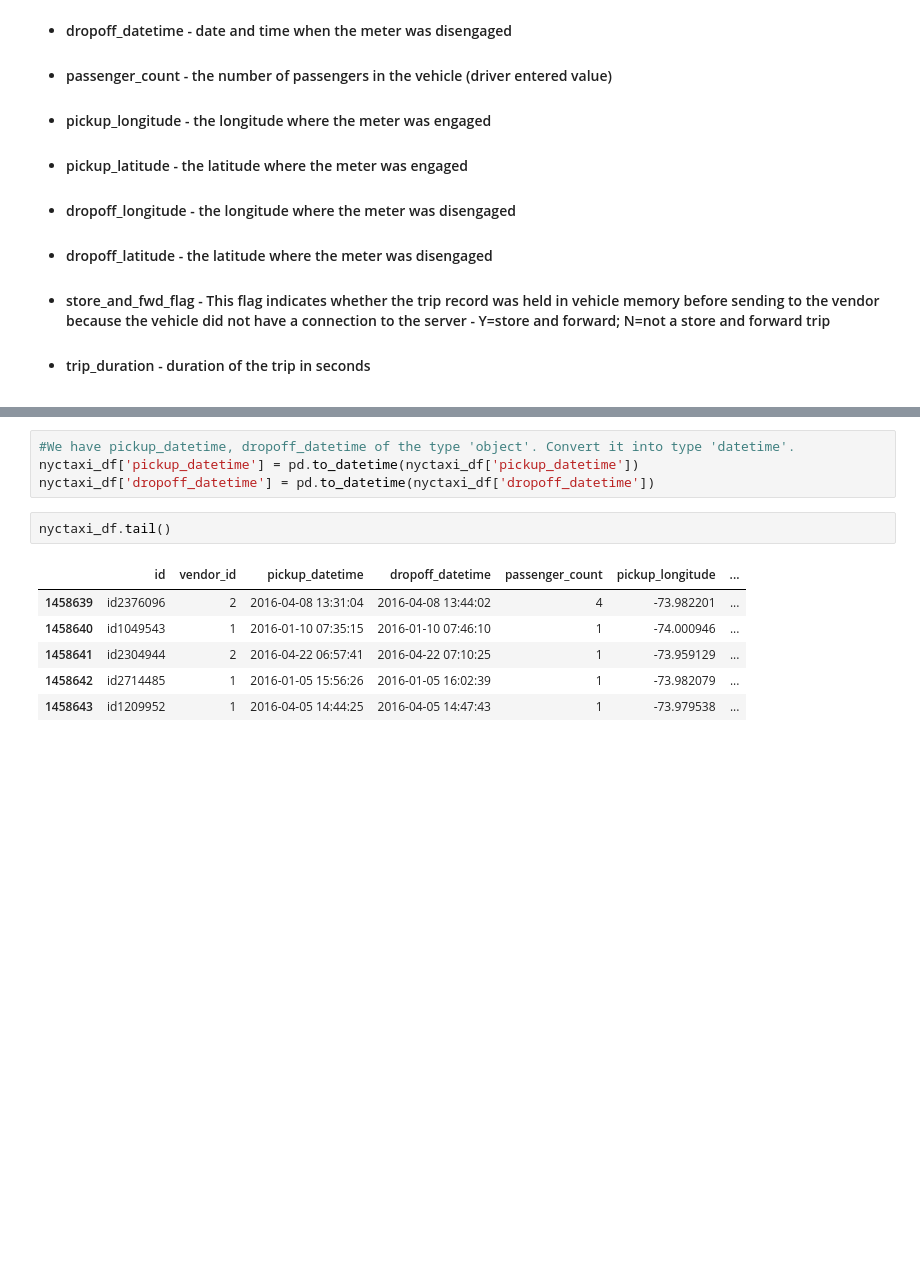
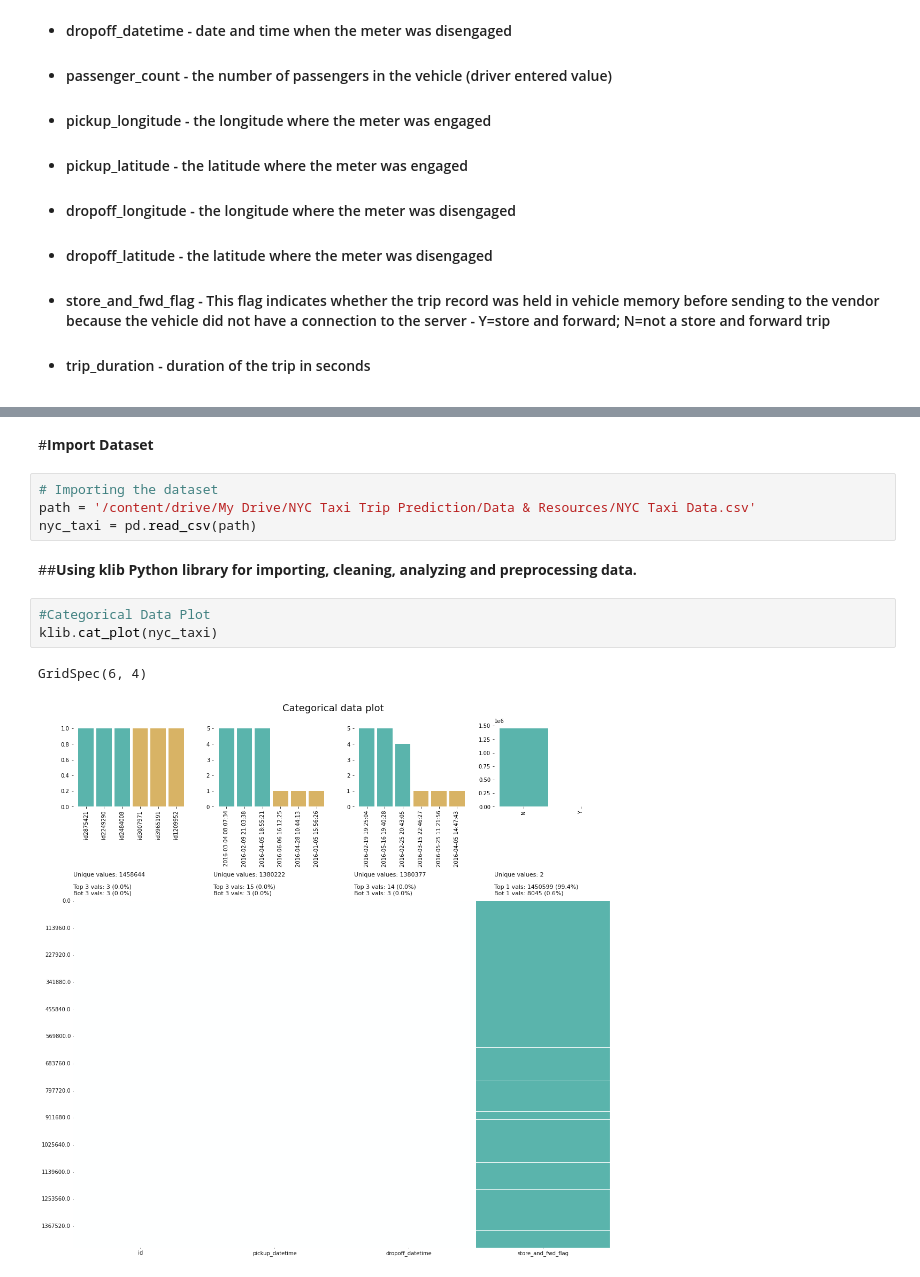
Before and after one commit to VilasSonawane/NYCTaxiTimePrediction-Model, a Jupyter notebook: Vilas_Copy_of_NYC_Taxi_Trip_Time_Prediction_Capstone_Project.ipynb, the cells around one changed output, grey strips where cells are left out. Saved outputs shown, nothing was run; the diff lists cells and outputs as text; blank space fills up the shorter version.

```diff
--- a/Vilas_Copy_of_NYC_Taxi_Trip_Time_Prediction_Capstone_Project.ipynb
+++ b/Vilas_Copy_of_NYC_Taxi_Trip_Time_Prediction_Capstone_Project.ipynb
@@ -112,13 +68,14 @@ dtype: int64
-# %%
-#We have pickup_datetime, dropoff_datetime of the type 'object'. Convert it into type 'datetime'.
-nyctaxi_df['pickup_datetime'] = pd.to_datetime(nyctaxi_df['pickup_datetime'])
-nyctaxi_df['dropoff_datetime'] = pd.to_datetime(nyctaxi_df['dropoff_datetime'])
-# %%
-nyctaxi_df.tail()
-# %% [output]
-|  | id | vendor_id | pickup_datetime | dropoff_datetime | passenger_count | pickup_longitude | ... |
-| 1458639 | id2376096 | 2 | 2016-04-08 13:31:04 | 2016-04-08 13:44:02 | 4 | -73.982201 | ... |
-| 1458640 | id1049543 | 1 | 2016-01-10 07:35:15 | 2016-01-10 07:46:10 | 1 | -74.000946 | ... |
-| 1458641 | id2304944 | 2 | 2016-04-22 06:57:41 | 2016-04-22 07:10:25 | 1 | -73.959129 | ... |
-| 1458642 | id2714485 | 1 | 2016-01-05 15:56:26 | 2016-01-05 16:02:39 | 1 | -73.982079 | ... |
-| 1458643 | id1209952 | 1 | 2016-04-05 14:44:25 | 2016-04-05 14:47:43 | 1 | -73.979538 | ... |
+# %% [markdown]
+#<b>Import Dataset
+# %%
+# Importing the dataset
+path = '/content/drive/My Drive/NYC Taxi Trip Prediction/Data & Resources/NYC Taxi Data.csv'
+nyc_taxi = pd.read_csv(path)
+# %% [markdown]
+##<b>Using klib Python library for importing, cleaning, analyzing and preprocessing data.
+# %%
+#Categorical Data Plot
+klib.cat_plot(nyc_taxi)
+# %% [output]
+GridSpec(6, 4)
+[figure, added]
```
Also changed, not shown: parts of 218 cells of this notebook.
